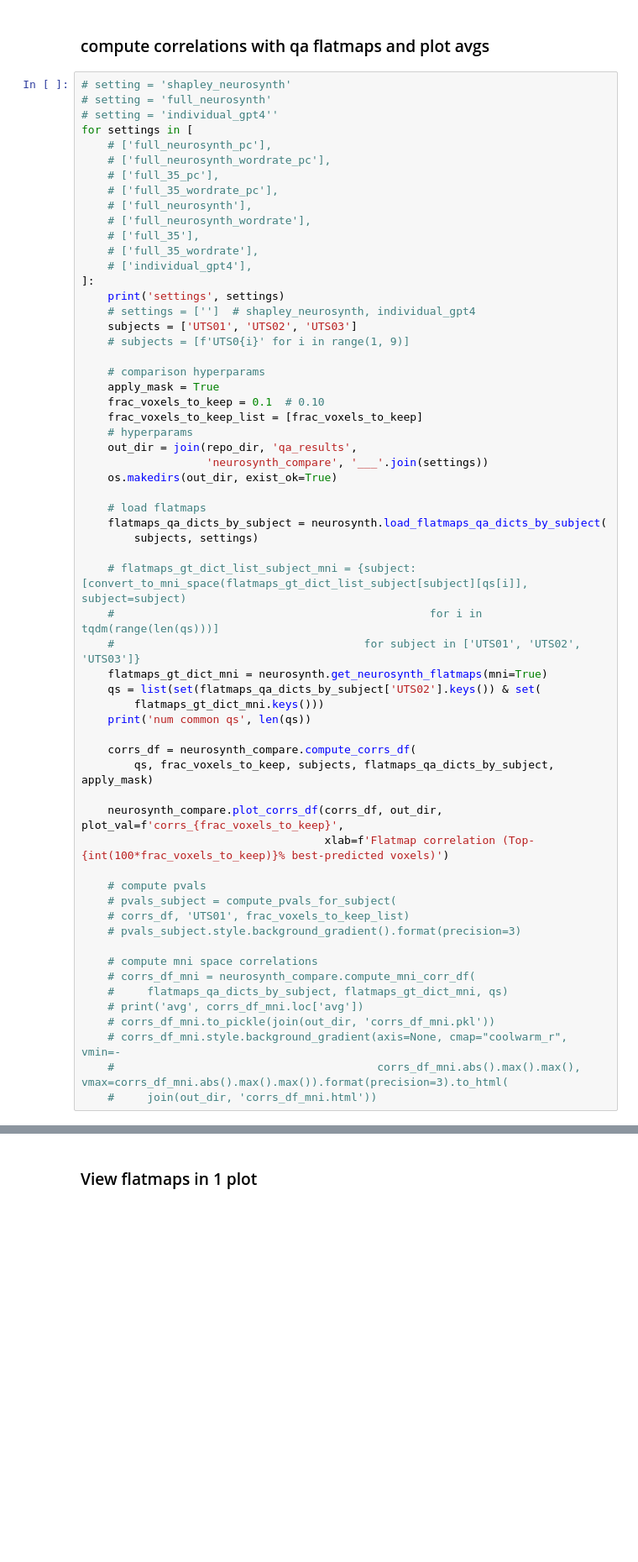
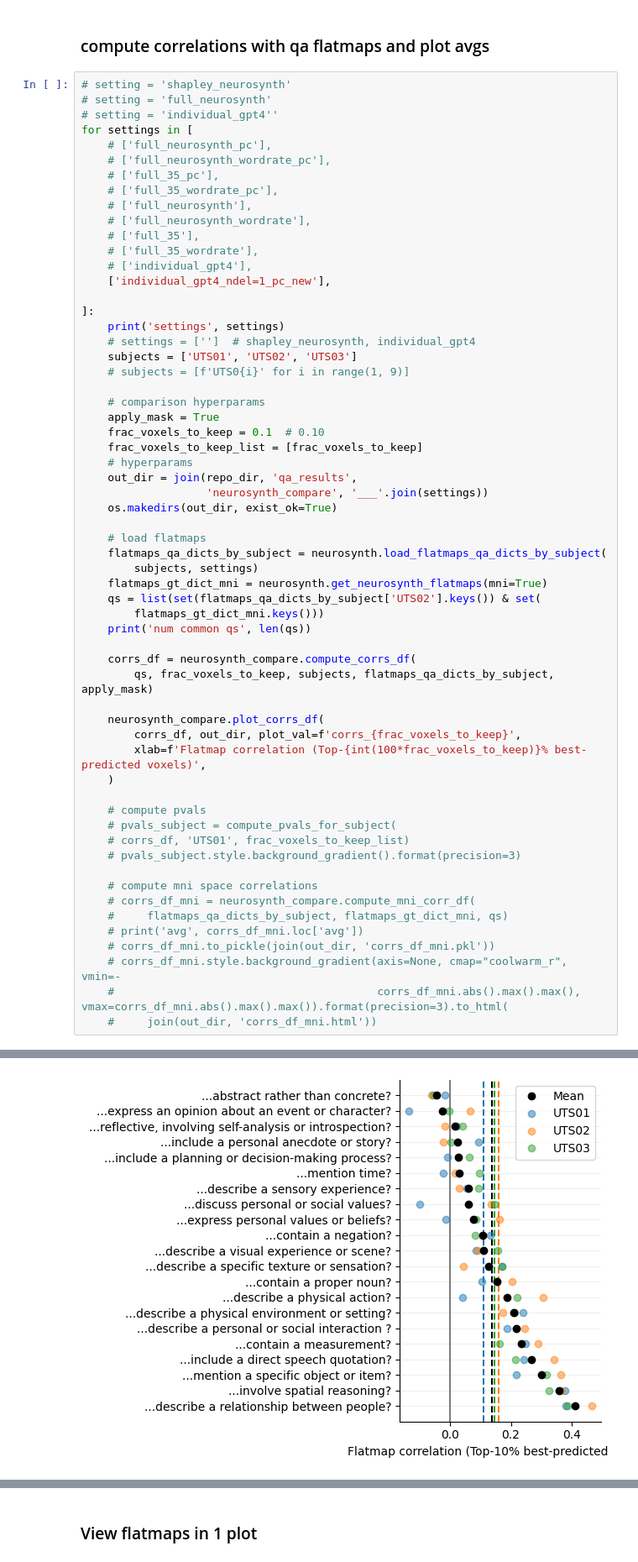
Before and after one commit to csinva/fmri, a Jupyter notebook: notebooks_gt_flatmaps/04_neurosynth_compare.ipynb, the cells around one changed output, grey strips where cells are left out. Shown at 84% size. Saved outputs shown, nothing was run; the diff lists cells and outputs as text; blank space fills up the shorter version.

Commit message:
neurosynth 35 compare

```diff
--- a/notebooks_gt_flatmaps/04_neurosynth_compare.ipynb
+++ b/notebooks_gt_flatmaps/04_neurosynth_compare.ipynb
@@ -41,6 +43,8 @@ for settings in [
     # ['full_35'],
     # ['full_35_wordrate'],
     # ['individual_gpt4'],
+    ['individual_gpt4_ndel=1_pc_new'],
+
 ]:
     print('settings', settings)
     # settings = ['']  # shapley_neurosynth, individual_gpt4
@@ -59,10 +63,6 @@ for settings in [
     # load flatmaps
     flatmaps_qa_dicts_by_subject = neurosynth.load_flatmaps_qa_dicts_by_subject(
         subjects, settings)
-
-    # flatmaps_gt_dict_list_subject_mni = {subject: [convert_to_mni_space(flatmaps_gt_dict_list_subject[subject][qs[i]], subject=subject)
-    #                                                for i in tqdm(range(len(qs)))]
-    #                                      for subject in ['UTS01', 'UTS02', 'UTS03']}
     flatmaps_gt_dict_mni = neurosynth.get_neurosynth_flatmaps(mni=True)
     qs = list(set(flatmaps_qa_dicts_by_subject['UTS02'].keys()) & set(
         flatmaps_gt_dict_mni.keys()))
@@ -71,8 +71,10 @@ for settings in [
     corrs_df = neurosynth_compare.compute_corrs_df(
         qs, frac_voxels_to_keep, subjects, flatmaps_qa_dicts_by_subject, apply_mask)
 
-    neurosynth_compare.plot_corrs_df(corrs_df, out_dir, plot_val=f'corrs_{frac_voxels_to_keep}',
-                                     xlab=f'Flatmap correlation (Top-{int(100*frac_voxels_to_keep)}% best-predicted voxels)')
+    neurosynth_compare.plot_corrs_df(
+        corrs_df, out_dir, plot_val=f'corrs_{frac_voxels_to_keep}',
+        xlab=f'Flatmap correlation (Top-{int(100*frac_voxels_to_keep)}% best-predicted voxels)',
+    )
 
     # compute pvals
     # pvals_subject = compute_pvals_for_subject(
@@ -87,3 +89,4 @@ for settings in [
     # corrs_df_mni.style.background_gradient(axis=None, cmap="coolwarm_r", vmin=-
     #                                        corrs_df_mni.abs().max().max(), vmax=corrs_df_mni.abs().max().max()).format(precision=3).to_html(
     #     join(out_dir, 'corrs_df_mni.html'))
+# %% [output]
@@ -89,0 +99 @@ for settings in [
+[figure, added]
```
Also changed, not shown: parts of 24 cells of this notebook, 3 other files.
